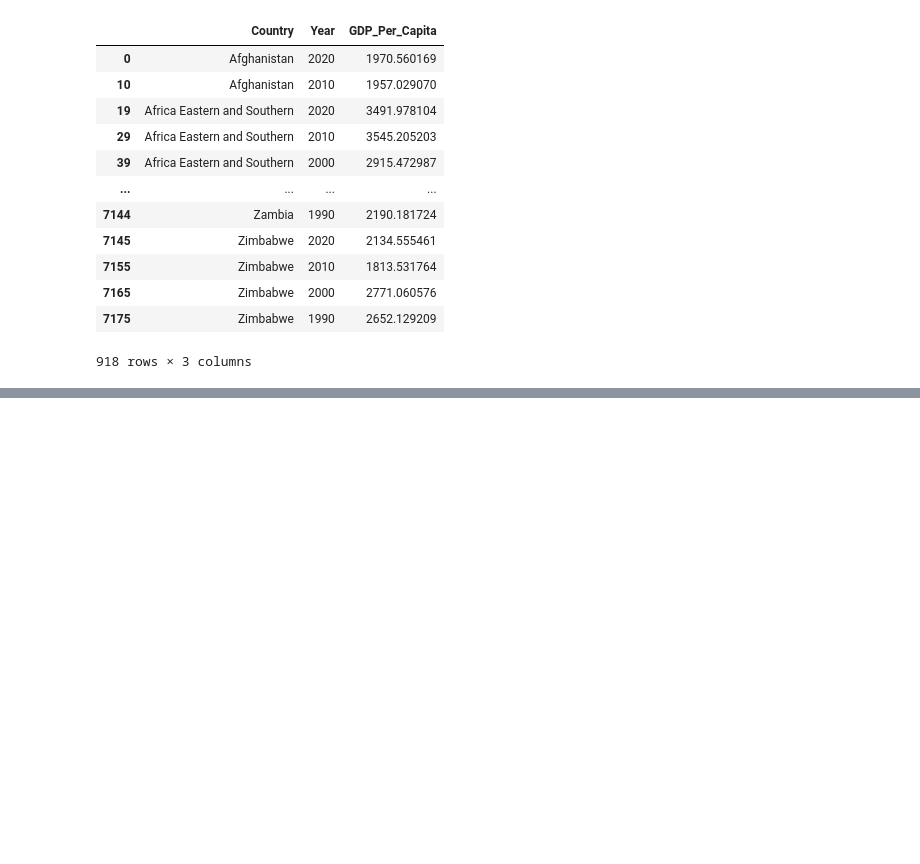
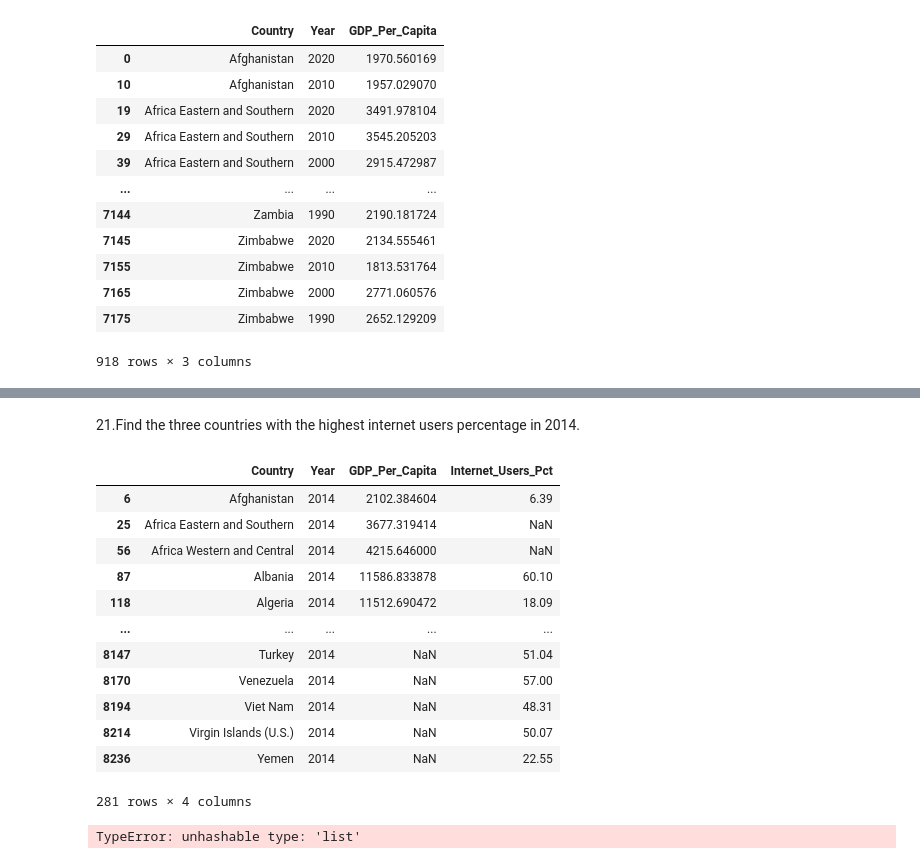
Before and after one commit to NSS-Full-Time-Data-Analytics-11/un-project-rileyhigg, a Jupyter notebook: notebooks/un_project.ipynb, the cells around one changed output, grey strips where cells are left out. Saved outputs shown, nothing was run; the diff lists cells and outputs as text; code cells hidden in the pictures; blank space fills up the shorter version.

```diff
--- a/notebooks/un_project.ipynb
+++ b/notebooks/un_project.ipynb
@@ -421,0 +602,4 @@ interdf
+# %%
+interdf['Year'] = interdf['Year'].astype(int)
+# %%
+gdp_and_internet_use = (pd.merge(gdp_df1, interdf, left_on=['Country','Year'], right_on=['Country','Year'], how = 'outer'))
@@ -421,0 +615,22 @@ interdf
+# %% [markdown]
+21.Find the three countries with the highest internet users percentage in 2014.
+# %%
+gdp_and_internet_use.loc[gdp_and_internet_use.Year == 2014]
+# %% [output]
+|  | Country | Year | GDP_Per_Capita | Internet_Users_Pct |
+| 6 | Afghanistan | 2014 | 2102.384604 | 6.39 |
+| 25 | Africa Eastern and Southern | 2014 | 3677.319414 | NaN |
+| 56 | Africa Western and Central | 2014 | 4215.646000 | NaN |
+| 87 | Albania | 2014 | 11586.833878 | 60.10 |
+| 118 | Algeria | 2014 | 11512.690472 | 18.09 |
+| ... | ... | ... | ... | ... |
+| 8147 | Turkey | 2014 | NaN | 51.04 |
+| 8170 | Venezuela | 2014 | NaN | 57.00 |
+| 8194 | Viet Nam | 2014 | NaN | 48.31 |
+| 8214 | Virgin Islands (U.S.) | 2014 | NaN | 50.07 |
+| 8236 | Yemen | 2014 | NaN | 22.55 |
+281 rows × 4 columns
+# %%
+gdp_and_internet_use.loc[gdp_and_internet_use.Year == 2014].max(['Internet_Users_Pct'])
+# %% [output]
+TypeError: unhashable type: 'list'
```
Also changed, not shown: parts of 80 cells of this notebook.
